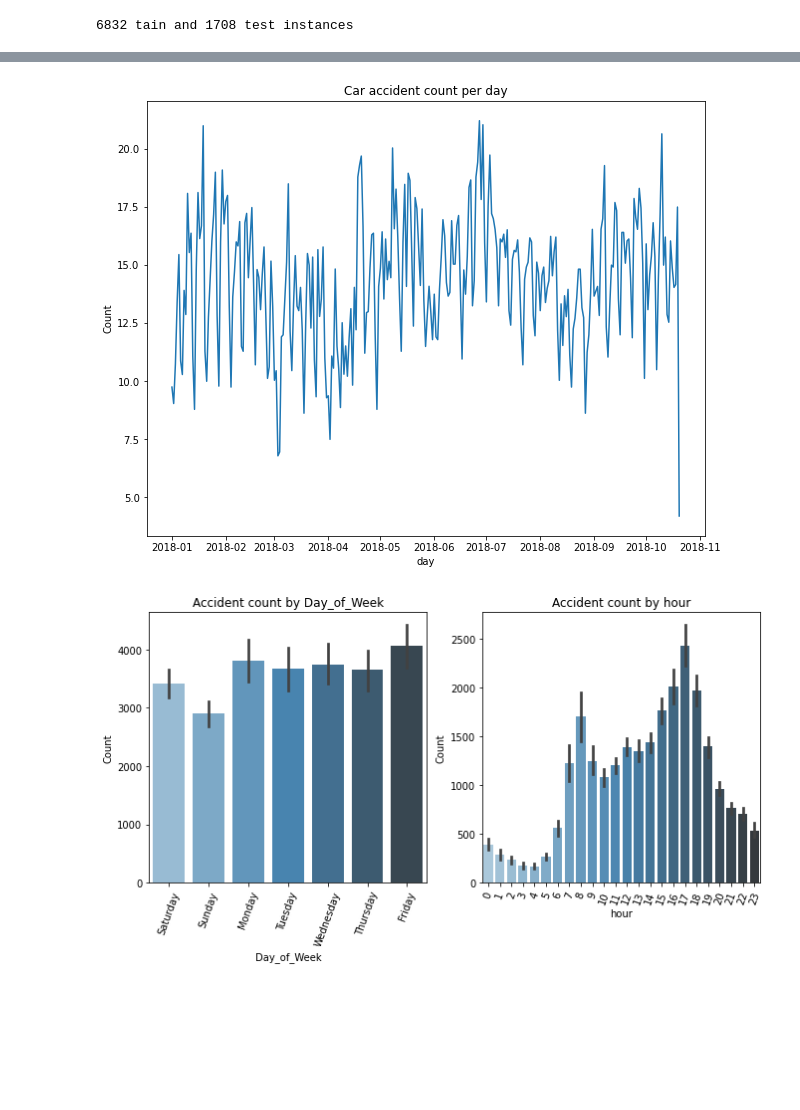
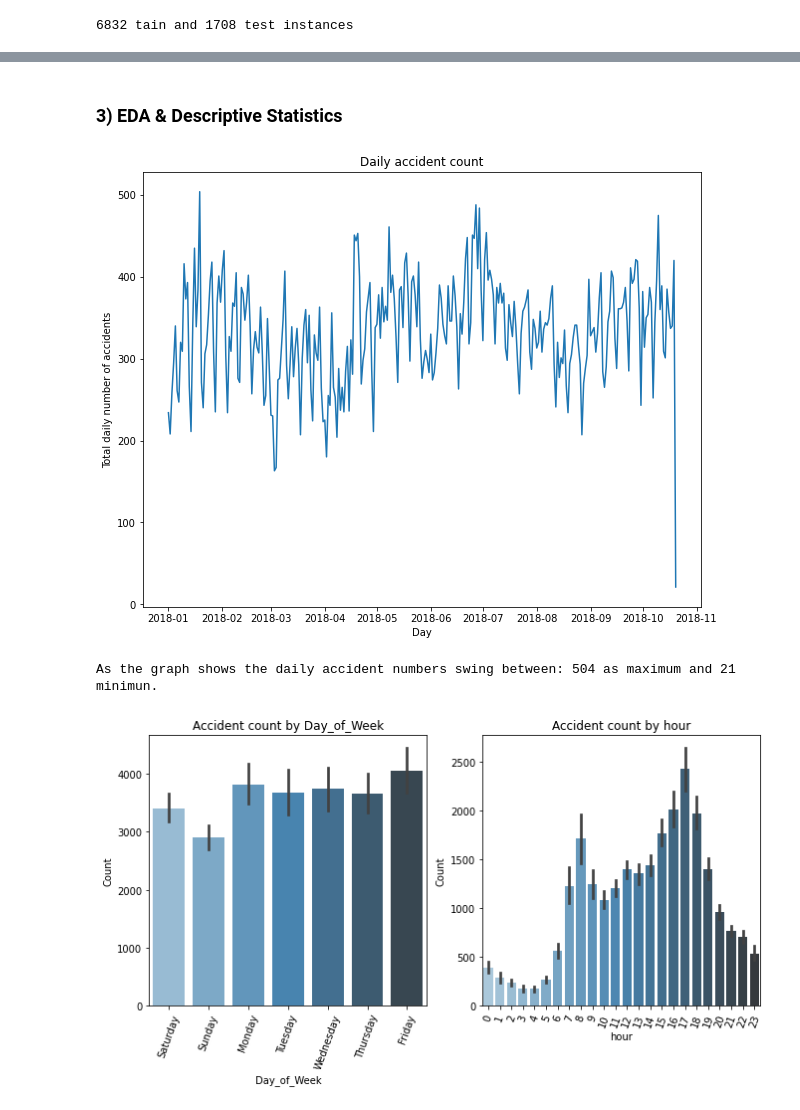
Before and after one commit to vincm1/UK_accidents, a Jupyter notebook: Final_assignment_Big_Data_for_Decision_Making_(2021_22_BNK432_NO02_A).ipynb, the cells around one changed output, grey strips where cells are left out. Cells and saved outputs as stored; diff of their text form; code cells hidden in the pictures; blank space fills up the shorter version.

```diff
--- a/Final_assignment_Big_Data_for_Decision_Making_(2021_22_BNK432_NO02_A).ipynb
+++ b/Final_assignment_Big_Data_for_Decision_Making_(2021_22_BNK432_NO02_A).ipynb
@@ -198,10 +157,21 @@ Name: Urban_or_Rural_Area, dtype: int64
-# %%
-plt.figure(figsize=(10,8))
-sns.lineplot(data=train_set, x=train_set.day, y=train_set["Count"], ci=None)
-plt.title("Car accident count per day")
-plt.show()
-# %% [output]
-[figure, removed]
+# %% [markdown]
+### **3) EDA & Descriptive Statistics**
+# %%
+acc_daily_train = train_set.groupby("day").sum("Count")
+acc_daily_train.drop(columns=["High_Winds","hour"],inplace=True)
+
+plt.figure(figsize=(10,8))
+plt.title("Daily accident count")
+plt.plot(acc_daily_train)
+plt.xlabel("Day")
+plt.ylabel("Total daily number of accidents")
+plt.show()
+# %% [output]
+[figure, added]
+# %%
+print(f"As the graph shows the daily accident numbers swing between:", acc_daily_train["Count"].max(),"as maximum and",acc_daily_train["Count"].min(),"minimun." )
+# %% [output]
+As the graph shows the daily accident numbers swing between: 504 as maximum and 21 minimun.
 # %%
 c = 1
 
```
Also changed, not shown: parts of 38 cells of this notebook.
